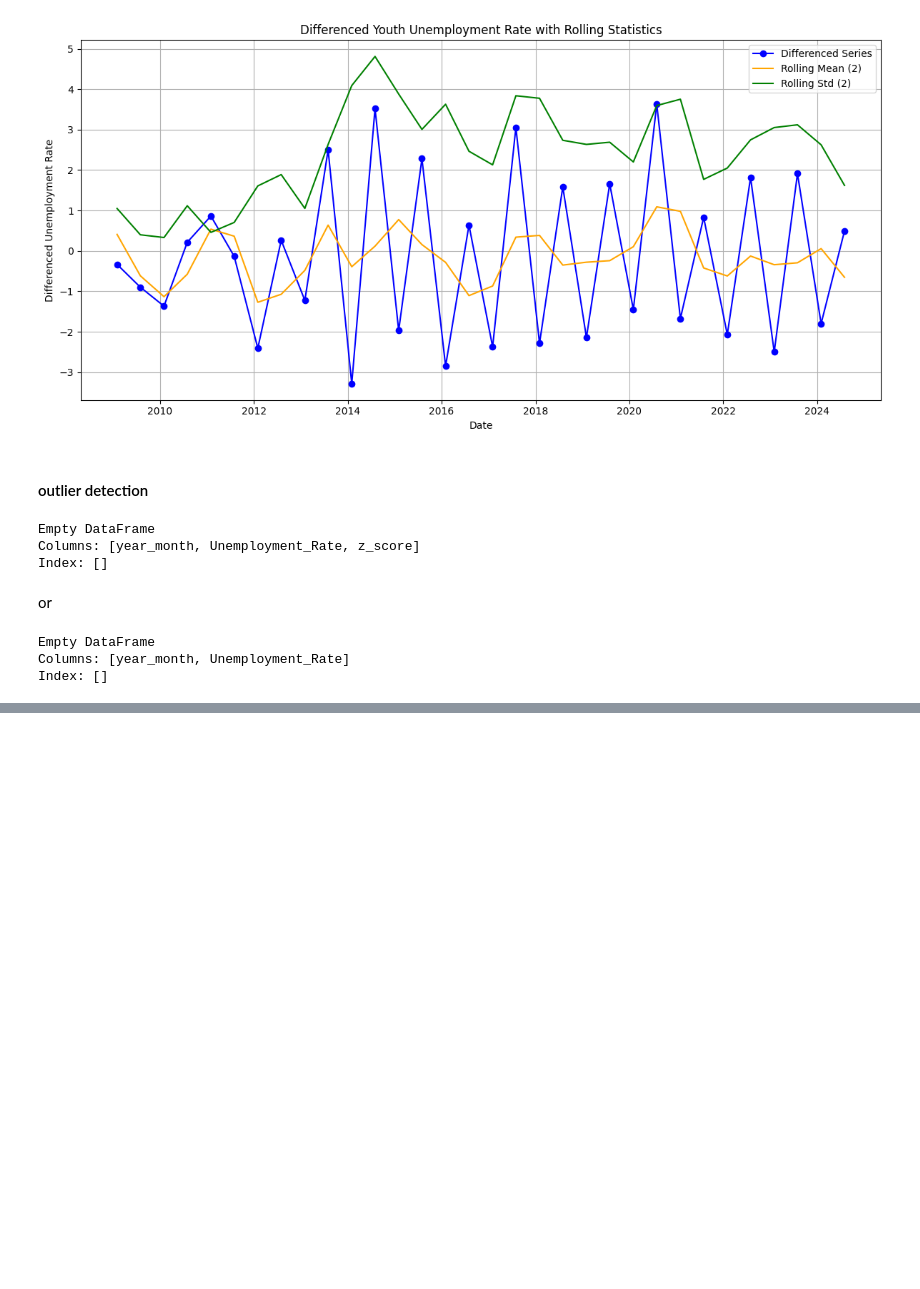
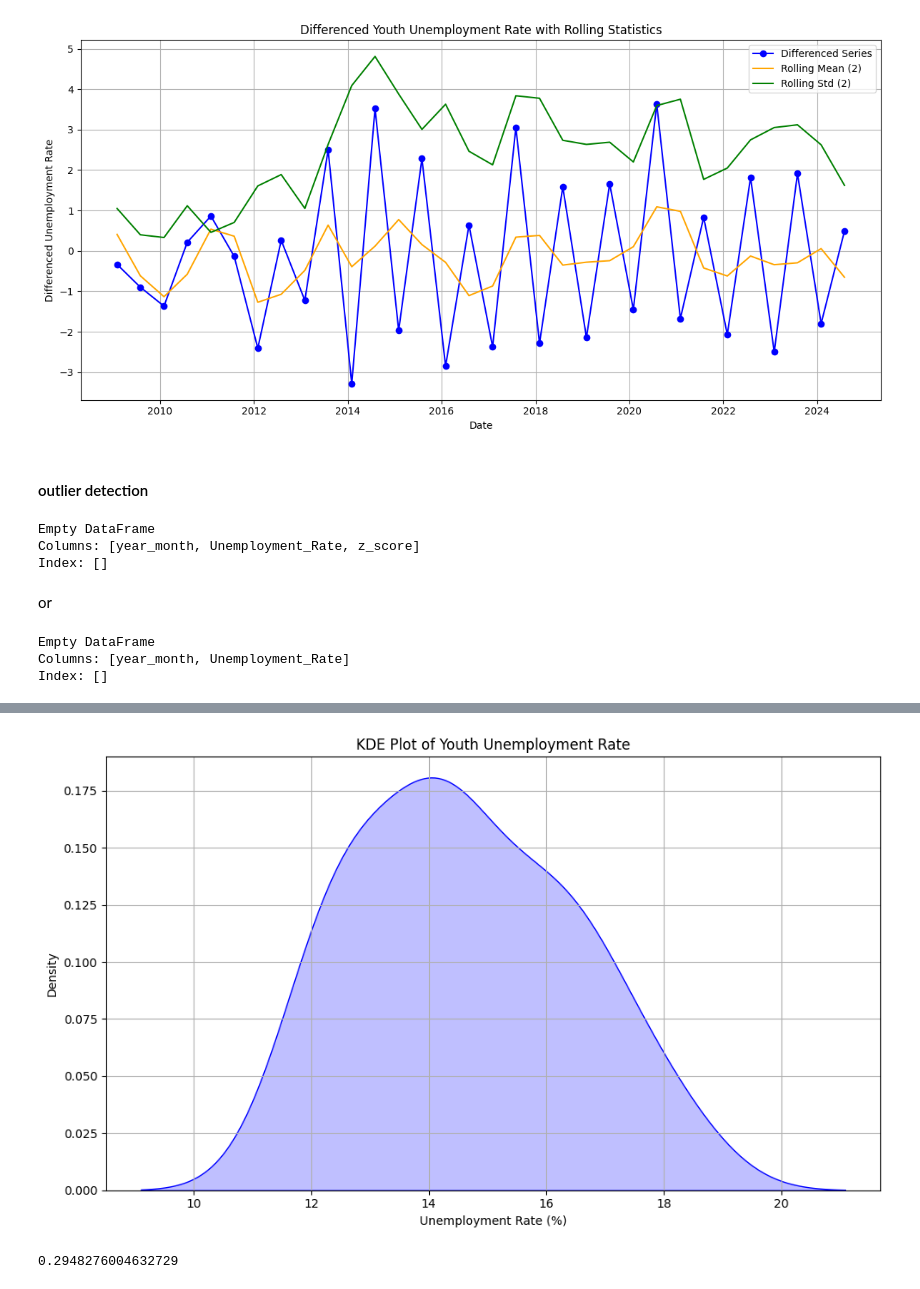
Before and after one commit to imajirzl/thesis-unemployment-rate, a Jupyter notebook: analysis/youth.ipynb, the cells around one changed output, grey strips where cells are left out. Cells and saved outputs as stored; diff of their text form; code cells hidden in the pictures; blank space fills up the shorter version.

```diff
--- a/analysis/youth.ipynb
+++ b/analysis/youth.ipynb
@@ -220,0 +234,17 @@ Index: []
+# %%
+plt.figure(figsize=(10,6))
+sns.kdeplot(df['Unemployment_Rate'], color='blue', fill=True)
+plt.title('KDE Plot of Youth Unemployment Rate')
+plt.xlabel('Unemployment Rate (%)')
+plt.ylabel('Density')
+plt.grid(True)
+plt.tight_layout()
+plt.show()
+# %% [output]
+[figure, added]
+# %%
+# skewness
+df['Unemployment_Rate'].skew()
+# 0.2948276004632729 -> slightly positively skewed
+# %% [output]
+0.2948276004632729
```
Also changed, not shown: parts of 2 cells of this notebook.
